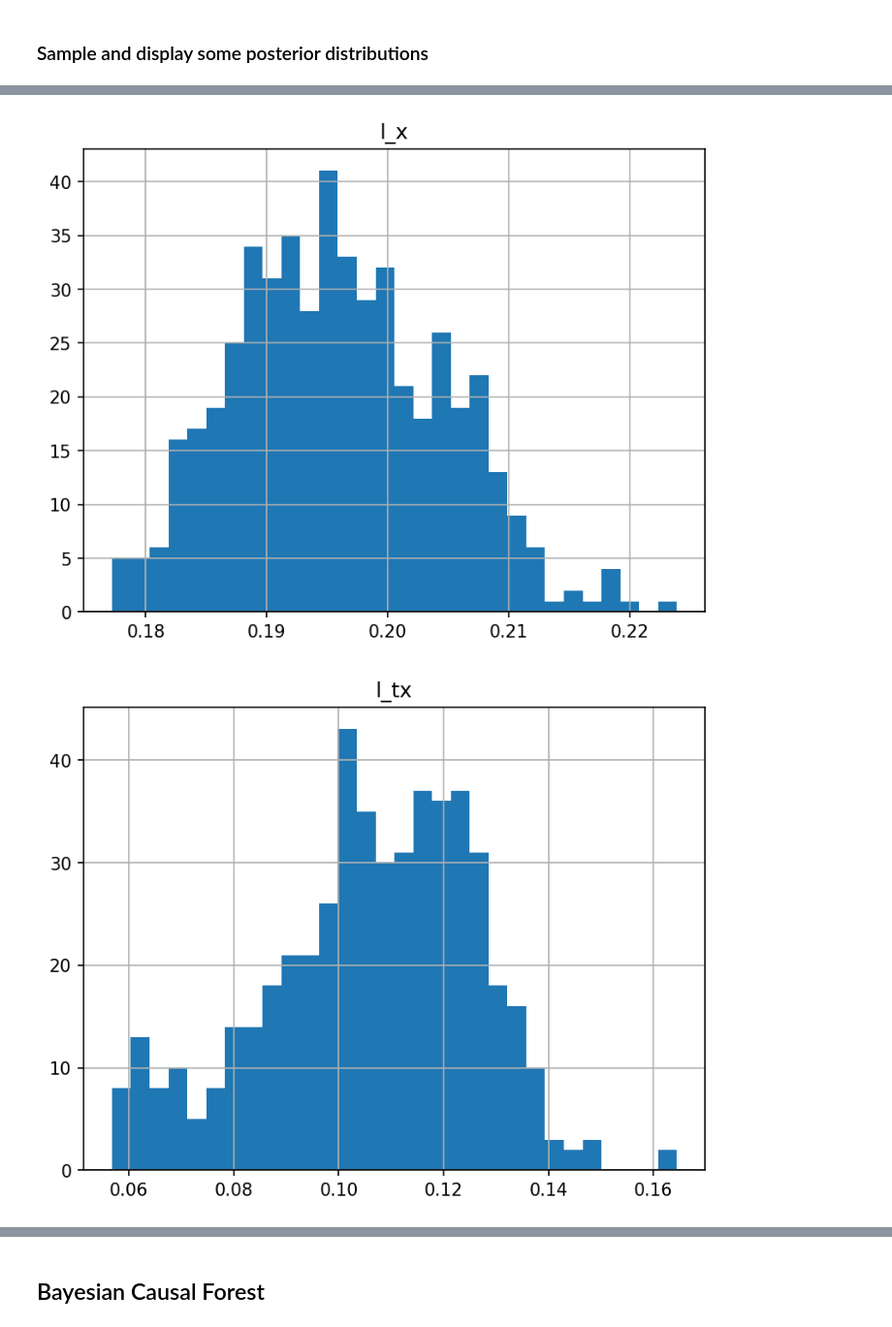
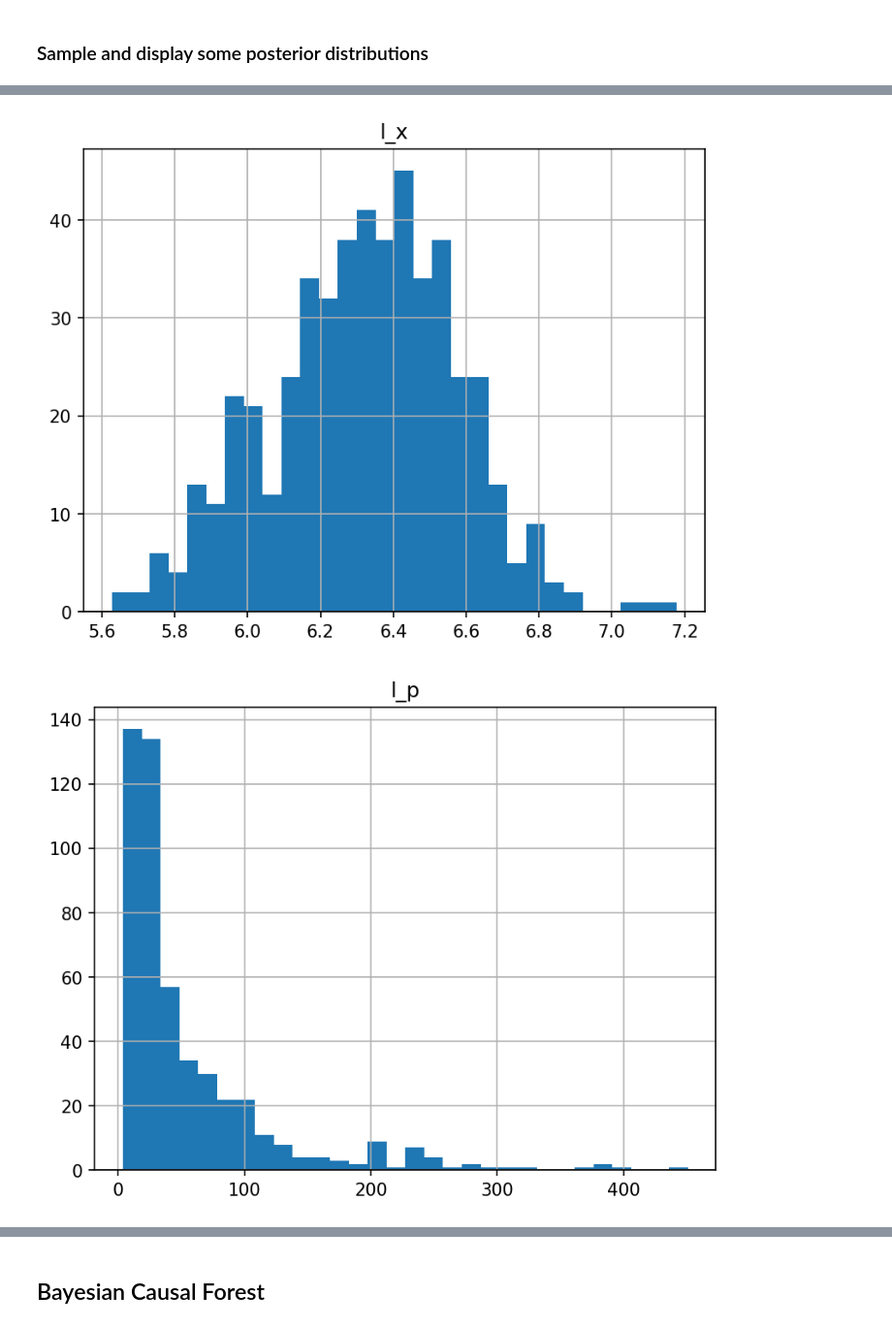
Before and after one commit to gradientinstitute/return2edu-paper, a Jupyter notebook: Direct-Bayesian.ipynb, the cells around one changed output, grey strips where cells are left out. Shown at 97% size. Cells and saved outputs as stored; diff of their text form; code cells hidden in the pictures.

Commit message:
quite a bit of progress in the Bayesian models

```diff
--- a/Direct-Bayesian.ipynb
+++ b/Direct-Bayesian.ipynb
@@ -135,3 +235,13 @@ Notes:
+# %%
+# The GBC seems to have slightly less log loss, to we'll use it for propensity modelling
+p = pmodels["gbc"].propensity
+
+# RBF Features
+Xrbf = Nystroem(gamma=1 / (10 * X.var() * X.shape[1]), n_components=1000).fit_transform(X)
+#Xrbf = RBFSampler(gamma="scale", n_components=500).fit_transform(X)
+
+# Augment features with this score
+Xt = np.hstack((t[:, np.newaxis], p[:, np.newaxis], Xrbf))
 # %% [markdown]
 ## Scikit learn Bayesian Estimators
 
@@ -194,7 +274,0 @@ Although this is an S-learner, it can automatically model interactions (via the
-# %%
-kernel = WhiteKernel() + Matern(nu=1.5)
-gpr = GaussianProcessRegressor(kernel=kernel, normalize_y=True)
-
-# This takes a while for 5000 samples... (5 mins or so)
-gpr.fit(Xt, y)
-score = gpr.score(Xt, y) # WARNING: Score on training data - this is likely to overfit
@@ -302,25 +353,16 @@ def model_treatment_intersection(x, t, y):
 ### Run MCMC inference to compute the posteriors
 # %%
 samples = 500
-warm_up = 2500
-
-y_mean = y.mean()
-y_std = y.std()
-
-def stdize(y):
-    return (y - y_mean) / y_std
-
-def istdize(ys):
-    return ys * y_std + y_mean
+warm_up = 5000
 
 X_torch = torch.tensor(X)
 t_torch = torch.tensor(t)
-y_torch = torch.tensor(stdize(y))
-
+p_torch = torch.tensor(p)
+y_torch = torch.tensor(y)
 
 # Initialize No U-Turn Sampler
-nuts_kernel = NUTS(model_treatment_intersection, max_tree_depth=7)
-model_mcmc = MCMC(nuts_kernel, num_samples=samples, warmup_steps=warm_up)
+nuts_kernel = NUTS(model_treatment_intersection, max_tree_depth=3)
+model_mcmc = MCMC(nuts_kernel, num_samples=samples, warmup_steps=warm_up, num_chains=1)
 
 # Run the sampler
-model_mcmc.run(X_torch, t_torch, y_torch)
+model_mcmc.run(X_torch, t_torch, p_torch, y_torch)
@@ -360,7 +431,7 @@ Hierarchical Linear Regression
 # %% [markdown]
 ### Sample and display some posterior distributions
 # %%
-posteriors = ["l_0", "l_x", "l_tx", "l_t", "stddev"]
+posteriors = ["l_0", "l_x", "l_p", "l_t", "l_tx", "stddev"]
 for name in posteriors:
     post = hbr_samples[name]
     plt.figure(dpi=150)
@@ -373,2 +444,2 @@ for name in posteriors:
-[figure, old version]
+[figure, new version]
-[figure, old version]
+[figure, new version]
```
Also changed, not shown: parts of 26 cells of this notebook, 2 other files.
